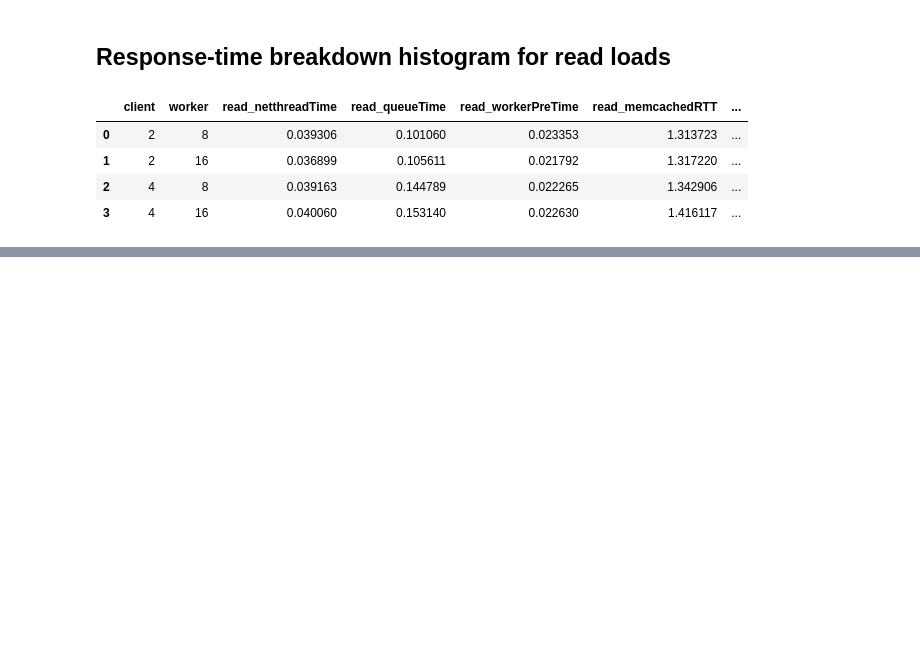
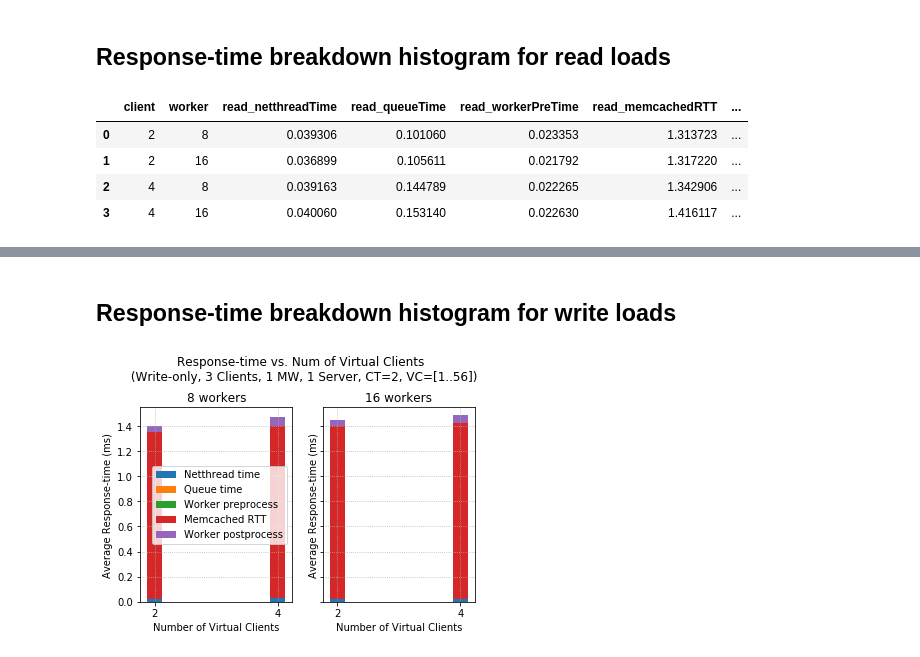
Before and after one commit to florianmorath/ASL_project, a Jupyter notebook: scripts/2_BaselineWithMW/plot_mw-logs_one_mw.ipynb, the cells around one changed output, grey strips where cells are left out. Drawn from its saved outputs; the diff is of its cells as text; code cells hidden in the pictures; blank space fills up the shorter version.

```diff
--- a/scripts/2_BaselineWithMW/plot_mw-logs_one_mw.ipynb
+++ b/scripts/2_BaselineWithMW/plot_mw-logs_one_mw.ipynb
@@ -276,0 +286,43 @@ f.savefig("/Users/florianmorath/Desktop/ASL_project/scripts/2_BaselineWithMW/pro
+# %% [markdown]
+## Response-time breakdown histogram for write loads
+# %%
+#f = plt.figure()
+f, ax = plt.subplots(1, len(worker_list), sharex='col', sharey='row')
+f.suptitle("Response-time vs. Num of Virtual Clients \n (Write-only, 3 Clients, 1 MW, 1 Server, CT=2, VC=[1..56])")
+f.subplots_adjust(top=0.8)
+
+
+i=0
+for worker in worker_list:
+    # extract values of interest
+    df_b_cut = df_b[(df_b.worker == worker)]
+
+    vcs = df_b_cut['client']
+    net_time = df_b_cut['write_netthreadTime']
+    queue_time = df_b_cut['write_queueTime']
+    workerPreTime = df_b_cut['write_workerPreTime']
+    memcachedRTT = df_b_cut['write_memcachedRTT']
+    workerPostTime = df_b_cut['write_workerPostTime']
+
+    width = 0.25       # the width of the bars: can also be len(x) sequence
+    ax[i].bar(vcs, net_time, width, label='Netthread time')
+    ax[i].bar(vcs, queue_time, width, bottom=net_time, label='Queue time')
+    ax[i].bar(vcs, workerPreTime, width, bottom=queue_time, label='Worker preprocess')
+    ax[i].bar(vcs, memcachedRTT, width, bottom=workerPreTime, label='Memcached RTT')
+    ax[i].bar(vcs, workerPostTime, width, bottom=memcachedRTT, label='Worker postprocess')
+
+    ax[i].grid(linestyle = "dotted")
+    ax[i].set_ylabel("Average Response-time (ms)")
+    ax[i].set_xlabel("Number of Virtual Clients")
+    ax[i].set_xticks([0] + np.array(vcs))
+    ax[i].set_ylim(bottom=0)
+    ax[i].set_title('{} workers'.format(worker))
+    if i==0:
+        ax[i].legend()
+
+    i += 1
+
+plt.show()
+f.savefig("/Users/florianmorath/Desktop/ASL_project/scripts/2_BaselineWithMW/processed_data/one_mw/"+date+"/one_mw_rt_breakdown_write.png", dpi = 150)
+# %% [output]
+[figure, added]
```
Also changed, not shown: parts of 1 cell of this notebook, 2 other files.
